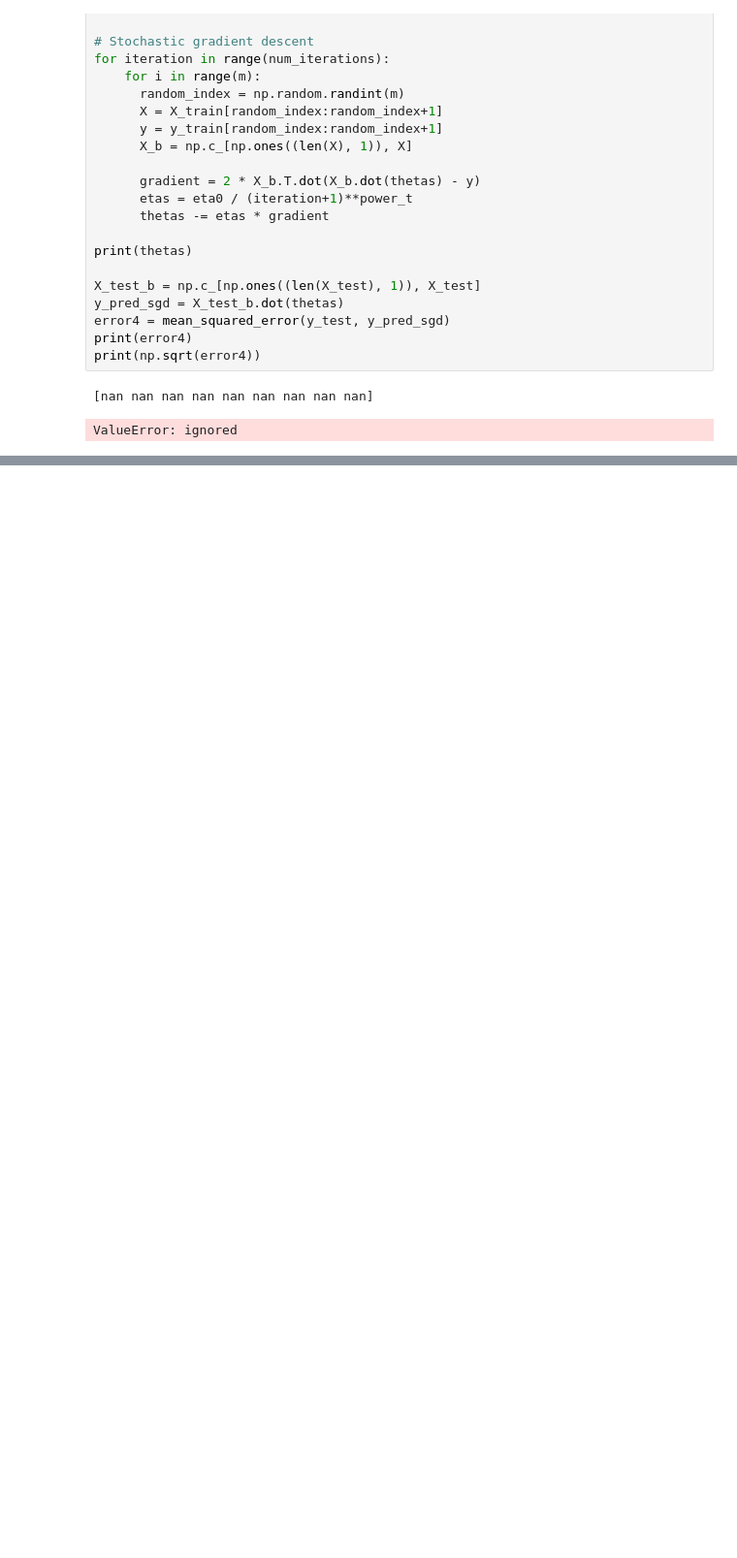
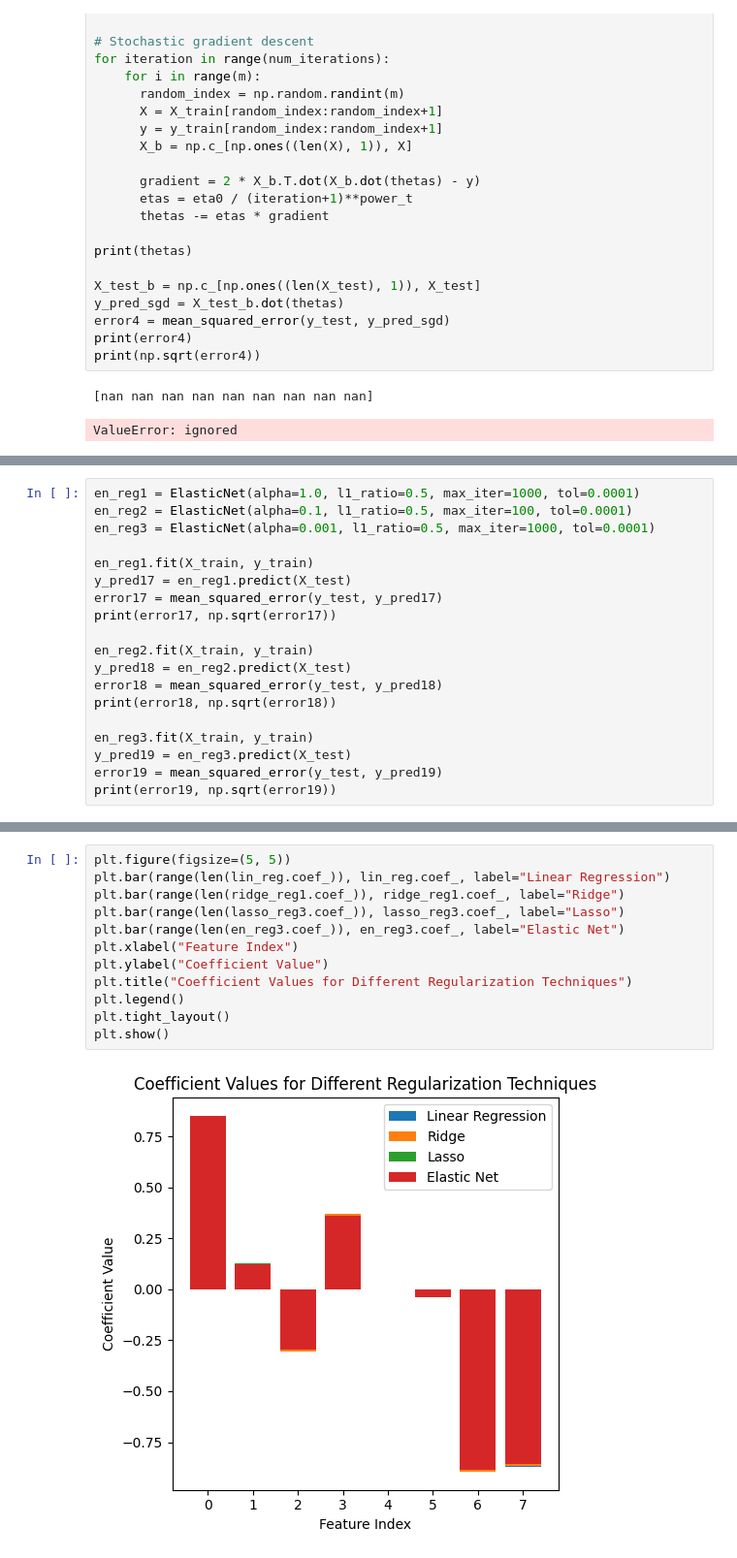
Before and after one commit to akhil-maker/Hands_On_ML, a Jupyter notebook: 04_Training_ModelsTask.ipynb, the cells around one changed output, grey strips where cells are left out. Shown at 97% size. Cells and saved outputs as stored; diff of their text form; blank space fills up the shorter version.

```diff
--- a/04_Training_ModelsTask.ipynb
+++ b/04_Training_ModelsTask.ipynb
@@ -233,0 +798,19 @@ plt.show()
+# %%
+en_reg1 = ElasticNet(alpha=1.0, l1_ratio=0.5, max_iter=1000, tol=0.0001)
+en_reg2 = ElasticNet(alpha=0.1, l1_ratio=0.5, max_iter=100, tol=0.0001)
+en_reg3 = ElasticNet(alpha=0.001, l1_ratio=0.5, max_iter=1000, tol=0.0001)
+
+en_reg1.fit(X_train, y_train)
+y_pred17 = en_reg1.predict(X_test)
+error17 = mean_squared_error(y_test, y_pred17)
+print(error17, np.sqrt(error17))
+
+en_reg2.fit(X_train, y_train)
+y_pred18 = en_reg2.predict(X_test)
+error18 = mean_squared_error(y_test, y_pred18)
+print(error18, np.sqrt(error18))
+
+en_reg3.fit(X_train, y_train)
+y_pred19 = en_reg3.predict(X_test)
+error19 = mean_squared_error(y_test, y_pred19)
+print(error19, np.sqrt(error19))
@@ -233,0 +860,14 @@ plt.show()
+# %%
+plt.figure(figsize=(5, 5))
+plt.bar(range(len(lin_reg.coef_)), lin_reg.coef_, label="Linear Regression")
+plt.bar(range(len(ridge_reg1.coef_)), ridge_reg1.coef_, label="Ridge")
+plt.bar(range(len(lasso_reg3.coef_)), lasso_reg3.coef_, label="Lasso")
+plt.bar(range(len(en_reg3.coef_)), en_reg3.coef_, label="Elastic Net")
+plt.xlabel("Feature Index")
+plt.ylabel("Coefficient Value")
+plt.title("Coefficient Values for Different Regularization Techniques")
+plt.legend()
+plt.tight_layout()
+plt.show()
+# %% [output]
+[figure, added]
```
Also changed, not shown: parts of 105 cells of this notebook.
